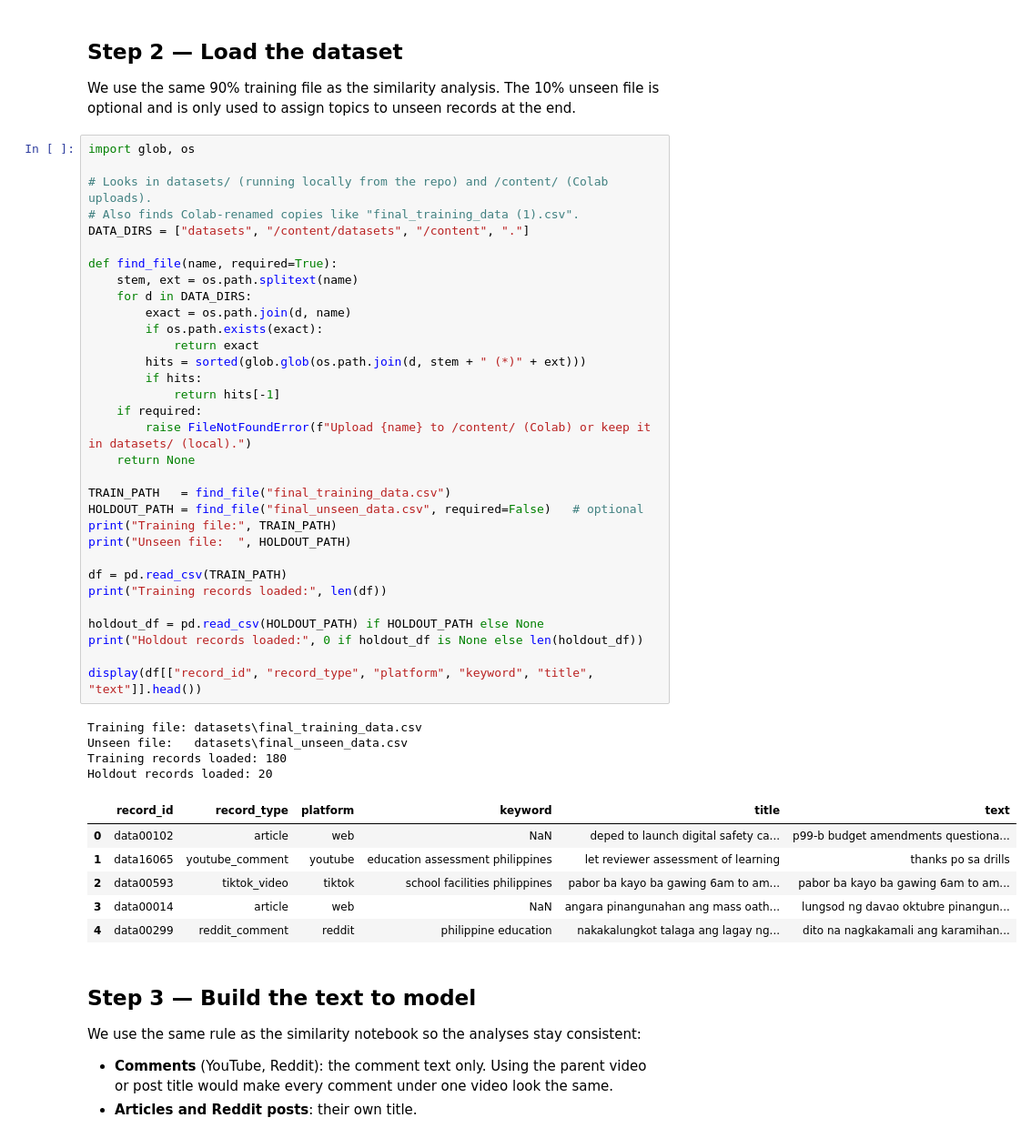
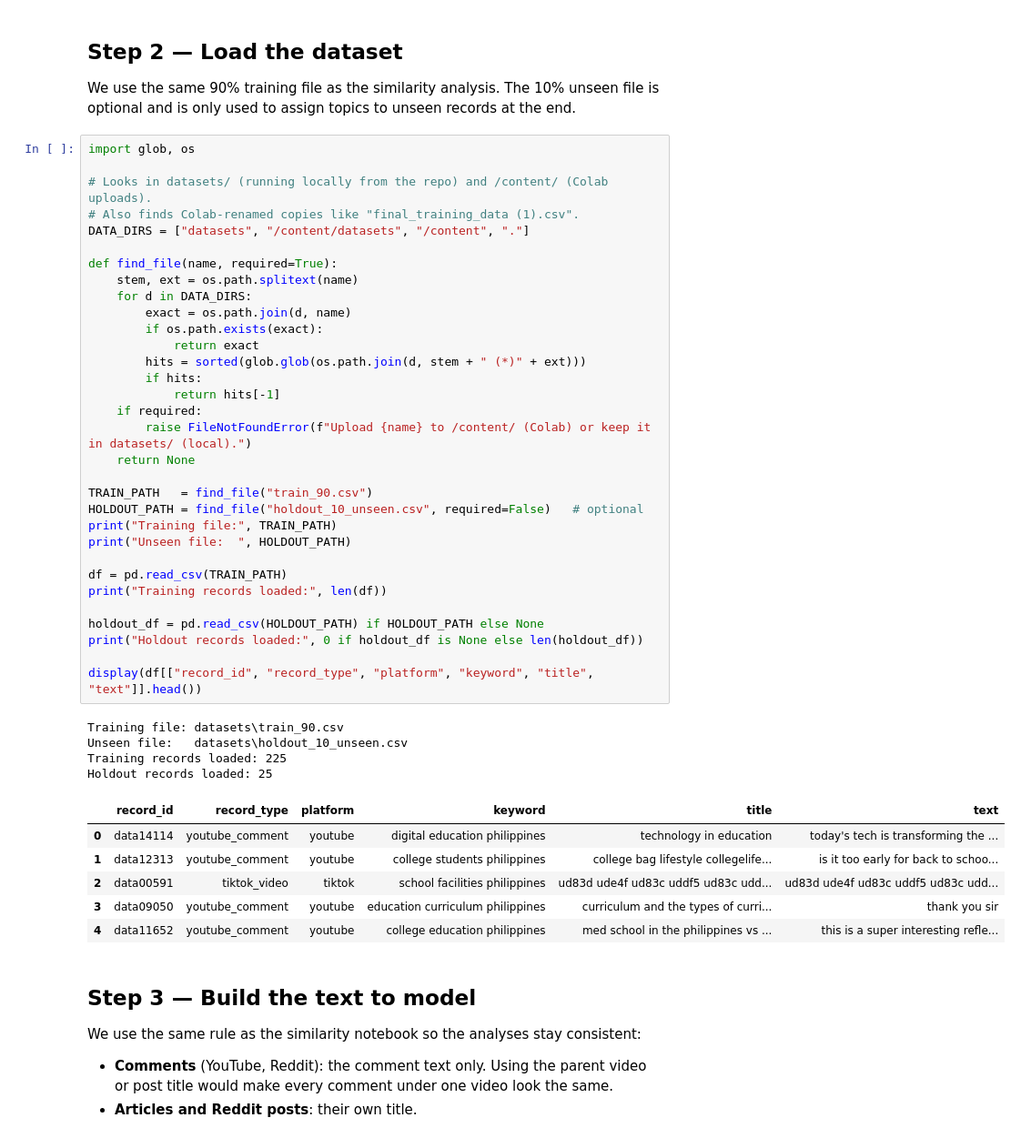
Before and after one commit to LacadenJulianna/Philippine-Education-System-Sentiment-Analysis, a Jupyter notebook: TopicModeling.ipynb, the cells around one changed output. Shown at 91% size. Cells and saved outputs as stored; diff of their text form.

Commit message:
Used added records in datasets

```diff
--- a/TopicModeling.ipynb
+++ b/TopicModeling.ipynb
@@ -51,44 +54,44 @@ import glob, os
 
 # Looks in datasets/ (running locally from the repo) and /content/ (Colab uploads).
 # Also finds Colab-renamed copies like "final_training_data (1).csv".
 DATA_DIRS = ["datasets", "/content/datasets", "/content", "."]
 
 def find_file(name, required=True):
     stem, ext = os.path.splitext(name)
     for d in DATA_DIRS:
         exact = os.path.join(d, name)
         if os.path.exists(exact):
             return exact
         hits = sorted(glob.glob(os.path.join(d, stem + " (*)" + ext)))
         if hits:
             return hits[-1]
     if required:
         raise FileNotFoundError(f"Upload {name} to /content/ (Colab) or keep it in datasets/ (local).")
     return None
 
-TRAIN_PATH   = find_file("final_training_data.csv")
-HOLDOUT_PATH = find_file("final_unseen_data.csv", required=False)   # optional
+TRAIN_PATH   = find_file("train_90.csv")
+HOLDOUT_PATH = find_file("holdout_10_unseen.csv", required=False)   # optional
 print("Training file:", TRAIN_PATH)
 print("Unseen file:  ", HOLDOUT_PATH)
 
 df = pd.read_csv(TRAIN_PATH)
 print("Training records loaded:", len(df))
 
 holdout_df = pd.read_csv(HOLDOUT_PATH) if HOLDOUT_PATH else None
 print("Holdout records loaded:", 0 if holdout_df is None else len(holdout_df))
 
 display(df[["record_id", "record_type", "platform", "keyword", "title", "text"]].head())
 # %% [output]
-Training file: datasets\final_training_data.csv
-Unseen file:   datasets\final_unseen_data.csv
-Training records loaded: 180
-Holdout records loaded: 20
+Training file: datasets\train_90.csv
+Unseen file:   datasets\holdout_10_unseen.csv
+Training records loaded: 225
+Holdout records loaded: 25
 |  | record_id | record_type | platform | keyword | title | text |
-| 0 | data00102 | article | web | NaN | deped to launch digital safety ca... | p99-b budget amendments questiona... |
-| 1 | data16065 | youtube_comment | youtube | education assessment philippines | let reviewer assessment of learning | thanks po sa drills |
-| 2 | data00593 | tiktok_video | tiktok | school facilities philippines | pabor ba kayo ba gawing 6am to am... | pabor ba kayo ba gawing 6am to am... |
-| 3 | data00014 | article | web | NaN | angara pinangunahan ang mass oath... | lungsod ng davao oktubre pinangun... |
-| 4 | data00299 | reddit_comment | reddit | philippine education | nakakalungkot talaga ang lagay ng... | dito na nagkakamali ang karamihan... |
+| 0 | data14114 | youtube_comment | youtube | digital education philippines | technology in education | today's tech is transforming the ... |
+| 1 | data12313 | youtube_comment | youtube | college students philippines | college bag lifestyle collegelife... | is it too early for back to schoo... |
+| 2 | data00591 | tiktok_video | tiktok | school facilities philippines | ud83d ude4f ud83c uddf5 ud83c udd... | ud83d ude4f ud83c uddf5 ud83c udd... |
+| 3 | data09050 | youtube_comment | youtube | education curriculum philippines | curriculum and the types of curri... | thank you sir |
+| 4 | data11652 | youtube_comment | youtube | college education philippines | med school in the philippines vs ... | this is a super interesting refle... |
 # %% [markdown]
 ## Step 3 — Build the text to model
 We use the same rule as the similarity notebook so the analyses stay consistent:
```
Also changed, not shown: parts of 16 cells of this notebook, 16 other files.
